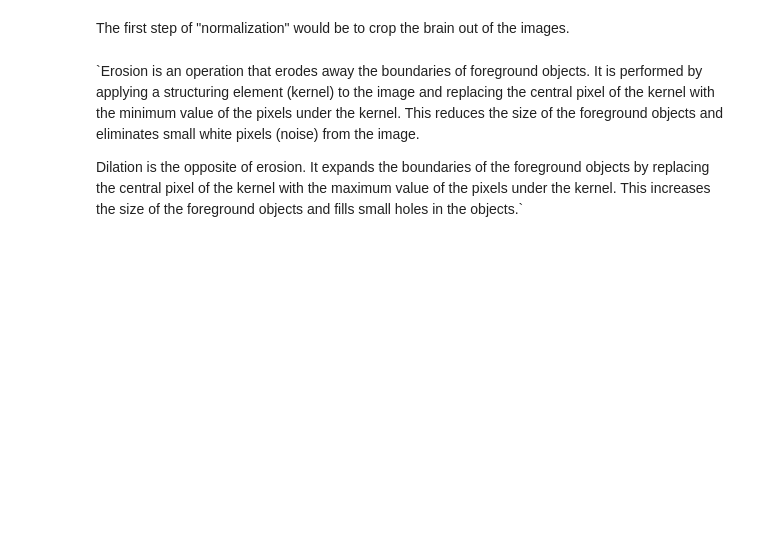
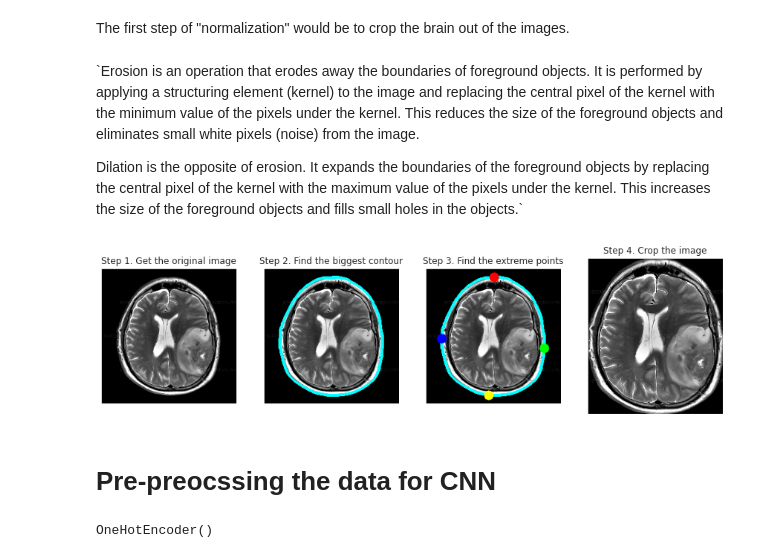
Before and after one commit to karan842/kaggle-notebooks, a Jupyter notebook: brain-tumor-detection.ipynb, the cells around one changed output. Drawn from its saved outputs; the diff is of its cells as text; code cells hidden in the pictures; blank space fills up the shorter version.

Commit message:
Kaggle Notebook | Brain Tumor Detection | Version 3

```diff
--- a/brain-tumor-detection.ipynb
+++ b/brain-tumor-detection.ipynb
@@ -233,0 +304,28 @@ def crop_imgs(set_name, add_pixels_value=0):
+# %%
+plt.figure(figsize=(15,6))
+plt.subplot(141)
+plt.imshow(img)
+plt.xticks([])
+plt.yticks([])
+plt.title('Step 1. Get the original image')
+plt.subplot(142)
+plt.imshow(img_cnt)
+plt.xticks([])
+plt.yticks([])
+plt.title('Step 2. Find the biggest contour')
+plt.subplot(143)
+plt.imshow(img_pnt)
+plt.xticks([])
+plt.yticks([])
+plt.title('Step 3. Find the extreme points')
+plt.subplot(144)
+plt.imshow(new_img)
+plt.xticks([])
+plt.yticks([])
+plt.title('Step 4. Crop the image')
+
+plt.show()
+# %% [output]
+[figure, added]
+# %% [markdown]
+# Pre-preocssing the data for CNN
@@ -233,0 +334,8 @@ def crop_imgs(set_name, add_pixels_value=0):
+# %%
+encoder = OneHotEncoder()
+encoder.fit([[0],[1]])
+
+# 0 -> Tumor
+# 1 -> Normal
+# %% [output]
+OneHotEncoder()
```
Also changed, not shown: parts of 20 cells of this notebook.
